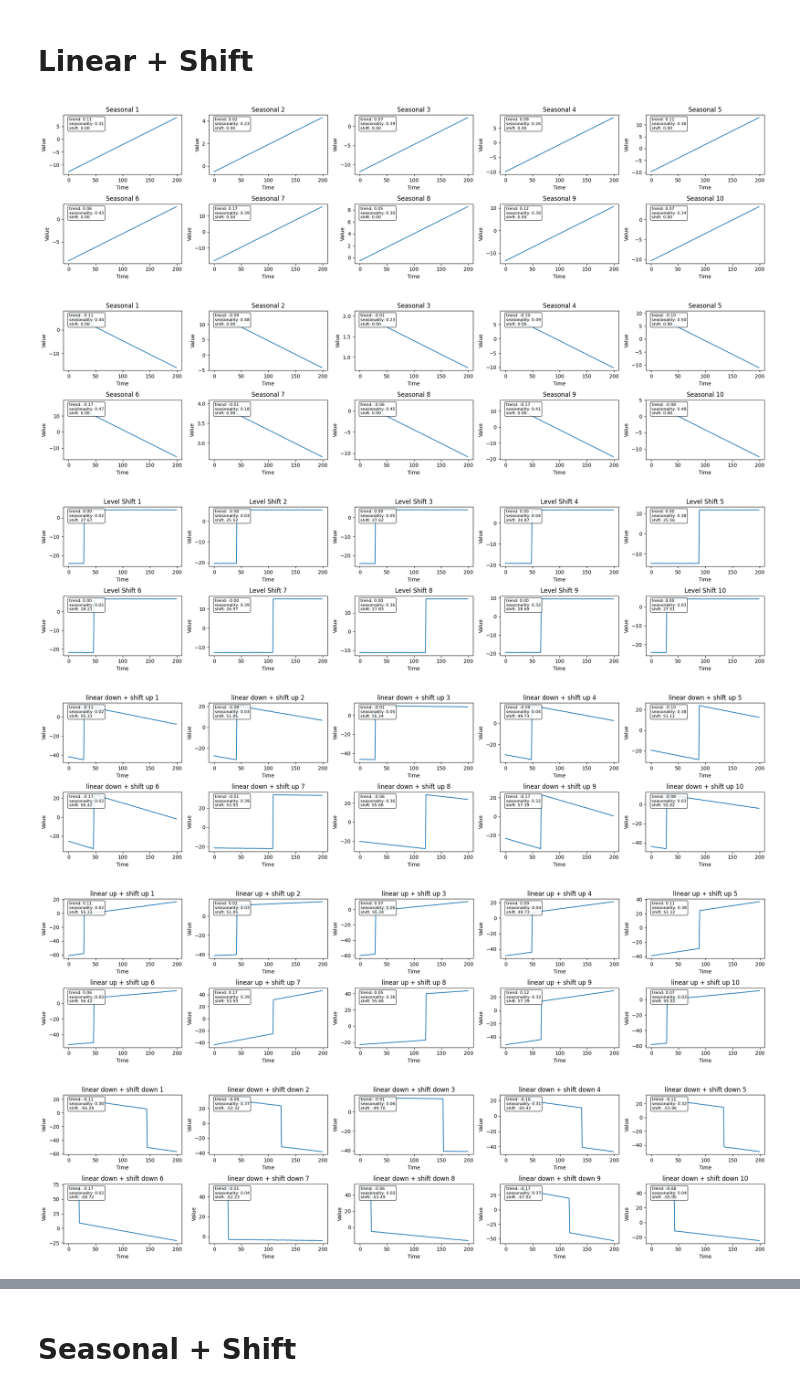
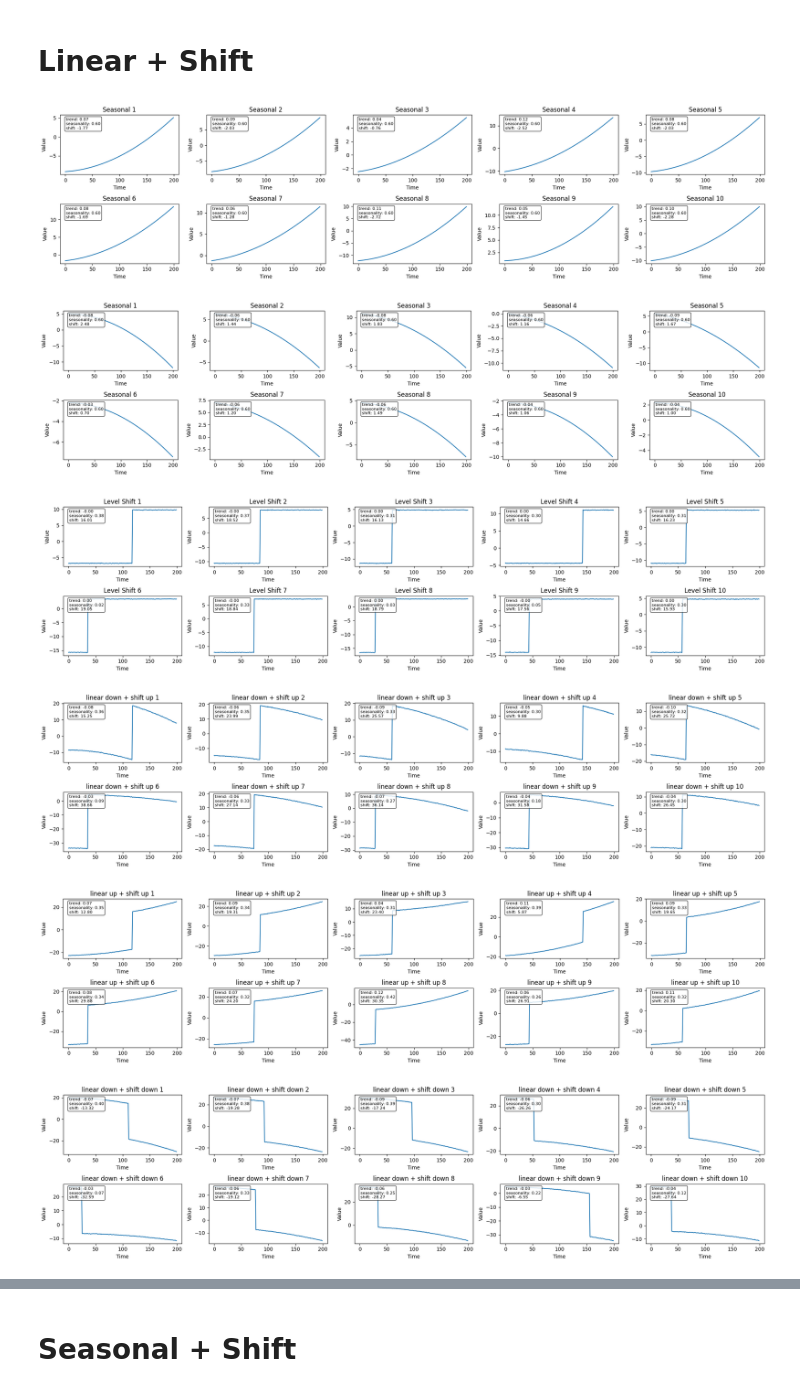
Before and after one commit to JiaxingQiu/llm_nicu_vitalsigns, a Jupyter notebook: script/Data_Synthetic/main.ipynb, the cells around one changed output, grey strips where cells are left out. Saved outputs shown, nothing was run; the diff lists cells and outputs as text; code cells hidden in the pictures.

```diff
--- a/script/Data_Synthetic/main.ipynb
+++ b/script/Data_Synthetic/main.ipynb
@@ -429,8 +429,8 @@ length = 200
 w = 2
 
 # Multiple seasonal patterns
-trend_series_up, trend_descriptions_up = generate_trend_series(n_series, length, trend_type='linear', direction='up')
-trend_series_down, trend_descriptions_down = generate_trend_series(n_series, length, trend_type='linear', direction='down')
+trend_series_up, trend_descriptions_up = generate_trend_series(n_series, length, trend_type='quadratic', direction='up')
+trend_series_down, trend_descriptions_down = generate_trend_series(n_series, length, trend_type='quadratic', direction='down')
 
 # Level shift outliers
 level_series_up, level_descriptions_up = generate_outlier_series(
@@ -530,36 +530,36 @@ for i, (season, shift) in enumerate(zip(trend_series_down, level_series_down)):
     plt.subplot(2, 5, i+1)
     plt.plot(series)
     scores = get_all_stats(series)
     score_text = f"trend: {scores['trend']:.2f}\nseasonality: {scores['seasonality']:.2f}\nshift: {scores['shift']:.2f}"
     plt.text(0.05, 0.95, score_text, transform=plt.gca().transAxes,
              fontsize=8, verticalalignment='top', bbox=dict(boxstyle='round', facecolor='white', alpha=0.8))
     plt.title(f'linear down + shift down {i+1}')
     plt.xlabel('Time')
     plt.ylabel('Value')
     # plt.ylim(-10, 10)
     plt.tight_layout()
 plt.show()
 
 # linear up + shift down
 plt.figure(figsize=(20, 5))
 for i, (season, shift) in enumerate(zip(trend_series_up, level_series_down)):
     series = season + w * shift
     plt.subplot(2, 5, i+1)
     plt.plot(series)
     scores = get_all_stats(series)
     score_text = f"trend: {scores['trend']:.2f}\nseasonality: {scores['seasonality']:.2f}\nshift: {scores['shift']:.2f}"
     plt.text(0.05, 0.95, score_text, transform=plt.gca().transAxes,
              fontsize=8, verticalalignment='top', bbox=dict(boxstyle='round', facecolor='white', alpha=0.8))
     plt.title(f'linear up + shift down {i+1}')
     plt.xlabel('Time')
     plt.ylabel('Value')
     # plt.ylim(-10, 10)
     plt.tight_layout()
 plt.show()
 # %% [output]
-[figure, old version]
+[figure, new version]
-[figure, old version]
+[figure, new version]
-[figure, old version]
+[figure, new version]
-[figure, old version]
+[figure, new version]
-[figure, old version]
+[figure, new version]
-[figure, old version]
+[figure, new version]
```
Also changed, not shown: parts of 8 cells of this notebook, 32 other files.
